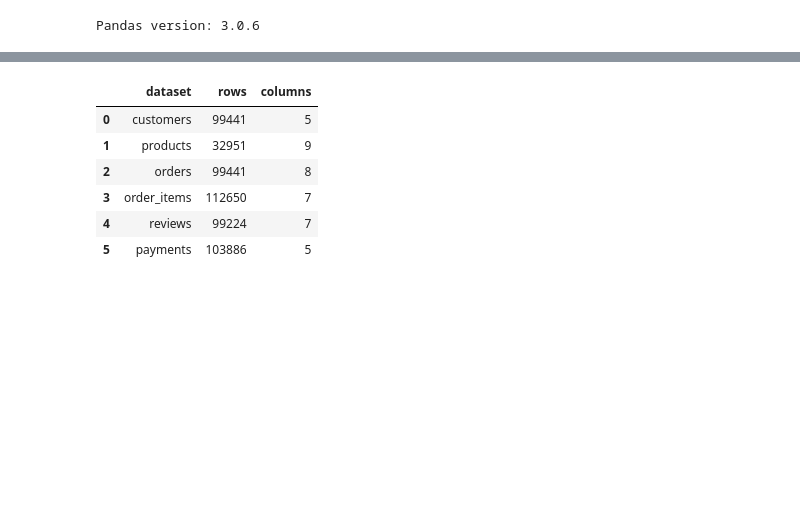
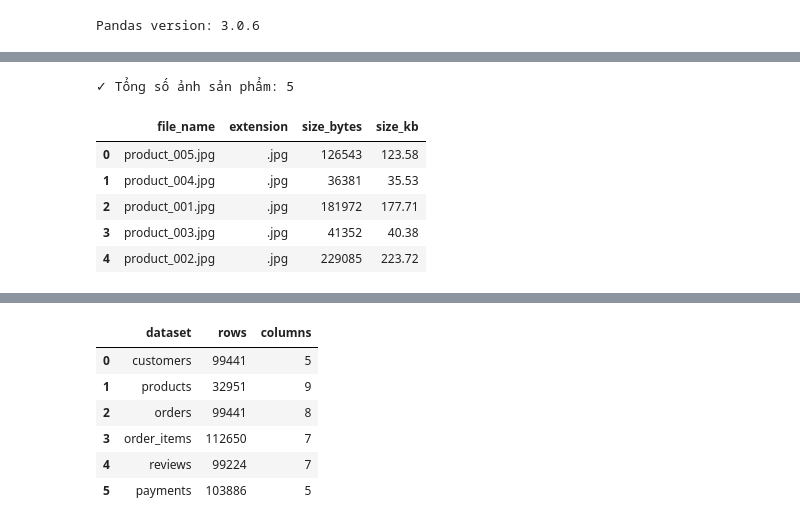
Before and after one commit to vanbun404/E-commerce-Data-Lakehouse-Project, a Jupyter notebook: notebooks/01_data_collection.ipynb, the cells around one changed output, grey strips where cells are left out. Drawn from its saved outputs; the diff is of its cells as text; code cells hidden in the pictures; blank space fills up the shorter version.

```diff
--- a/notebooks/01_data_collection.ipynb
+++ b/notebooks/01_data_collection.ipynb
@@ -61,0 +129,49 @@ datasets = {
+# %%
+# Các định dạng ảnh được hỗ trợ
+
+SUPPORTED_IMAGE_EXTENSIONS = {
+    ".jpg",
+    ".jpeg",
+    ".png",
+    ".webp"
+}
+
+# Thu thập danh sách ảnh sản phẩm
+image_files = [
+    file
+    for file in IMAGE_DIR.iterdir()
+    if file.is_file()
+    and file.suffix.lower() in SUPPORTED_IMAGE_EXTENSIONS
+]
+
+print(f"✓ Tổng số ảnh sản phẩm: {len(image_files):,}")
+# %% [output]
+✓ Tổng số ảnh sản phẩm: 5
+# %%
+# Thu thập metadata ảnh sản phẩm
+
+image_metadata = []
+
+for image_path in image_files:
+    stat = image_path.stat()
+
+    image_metadata.append({
+        "file_name": image_path.name,
+        "extension": image_path.suffix.lower(),
+        "size_bytes": stat.st_size,
+        "size_kb": round(
+            stat.st_size / 1024,
+            2
+        )
+    })
+
+image_metadata_df = pd.DataFrame(image_metadata)
+
+image_metadata_df.head()
+# %% [output]
+|  | file_name | extension | size_bytes | size_kb |
+| 0 | product_005.jpg | .jpg | 126543 | 123.58 |
+| 1 | product_004.jpg | .jpg | 36381 | 35.53 |
+| 2 | product_001.jpg | .jpg | 181972 | 177.71 |
+| 3 | product_003.jpg | .jpg | 41352 | 40.38 |
+| 4 | product_002.jpg | .jpg | 229085 | 223.72 |
```
Also changed, not shown: parts of 16 cells of this notebook, 8 other files.
